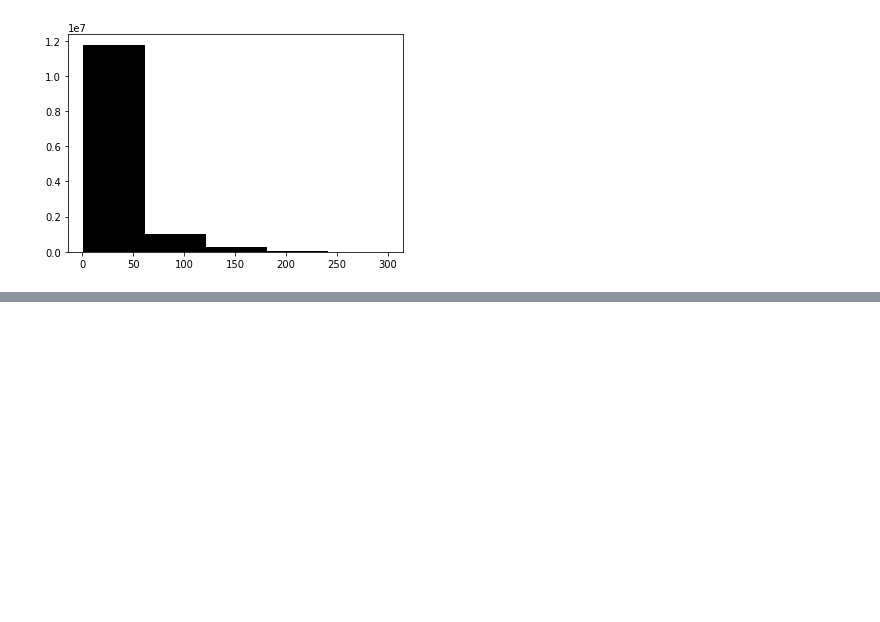
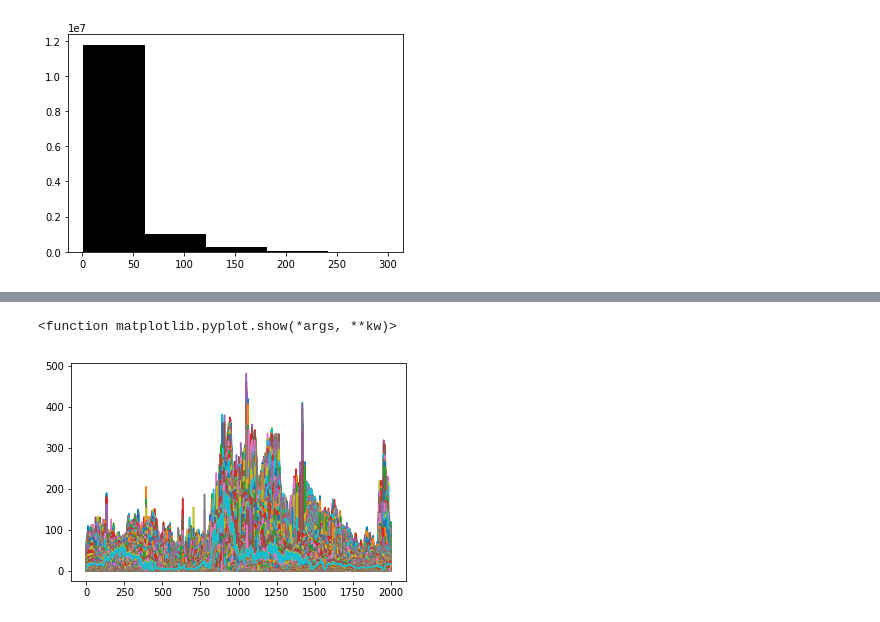
Before and after one commit to LauraLB2006/advanced_class, a Jupyter notebook: Q1.ipynb, the cells around one changed output, grey strips where cells are left out. Cells and saved outputs as stored; diff of their text form; code cells hidden in the pictures; blank space fills up the shorter version.

```diff
--- a/Q1.ipynb
+++ b/Q1.ipynb
@@ -164,0 +191,6 @@ plt.colorbar()
+# %%
+plt.plot (tif10_pixels)
+plt.show
+# %% [output]
+<function matplotlib.pyplot.show(*args, **kw)>
+[figure, added]
```
Also changed, not shown: parts of 6 cells of this notebook, 1 other file.
